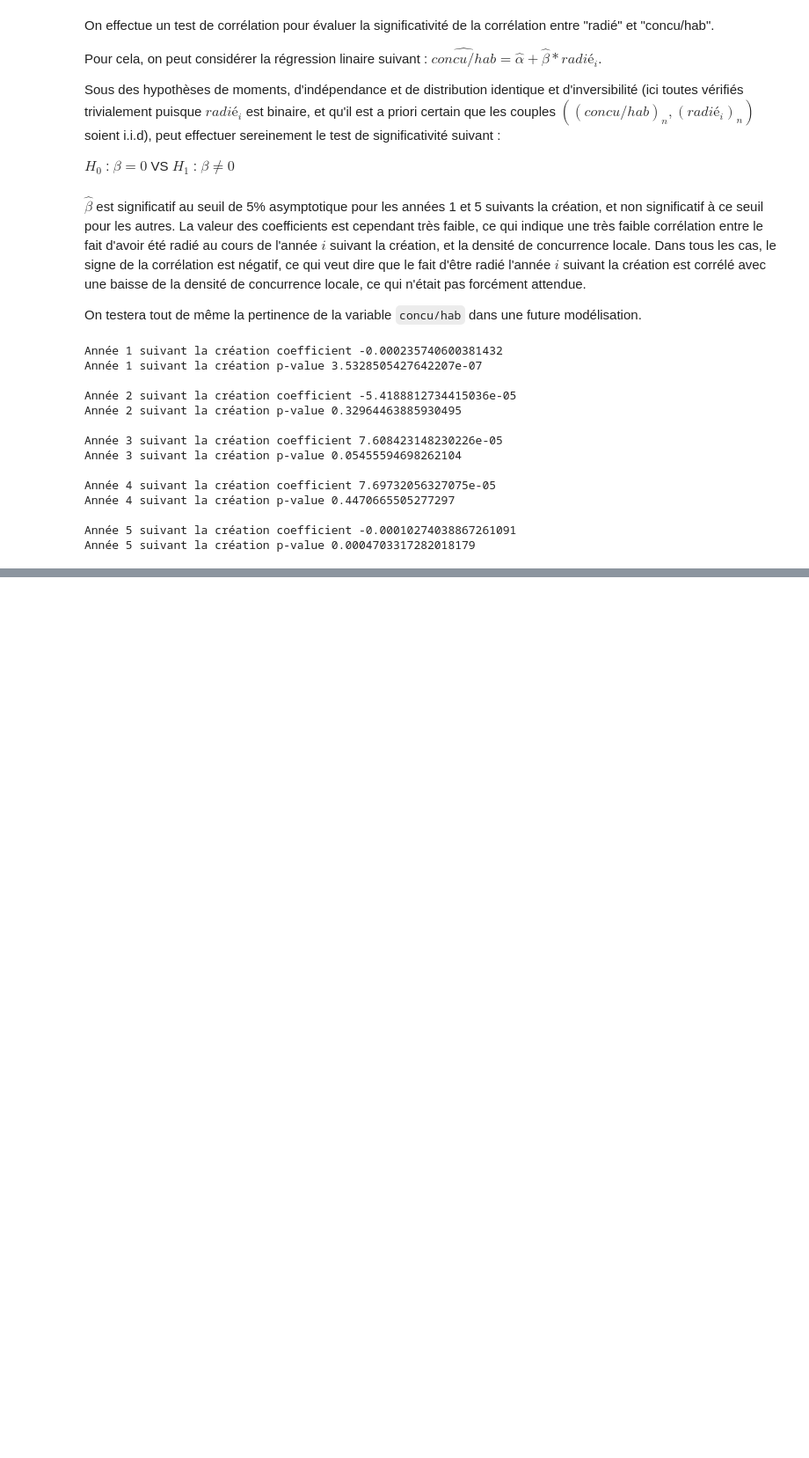
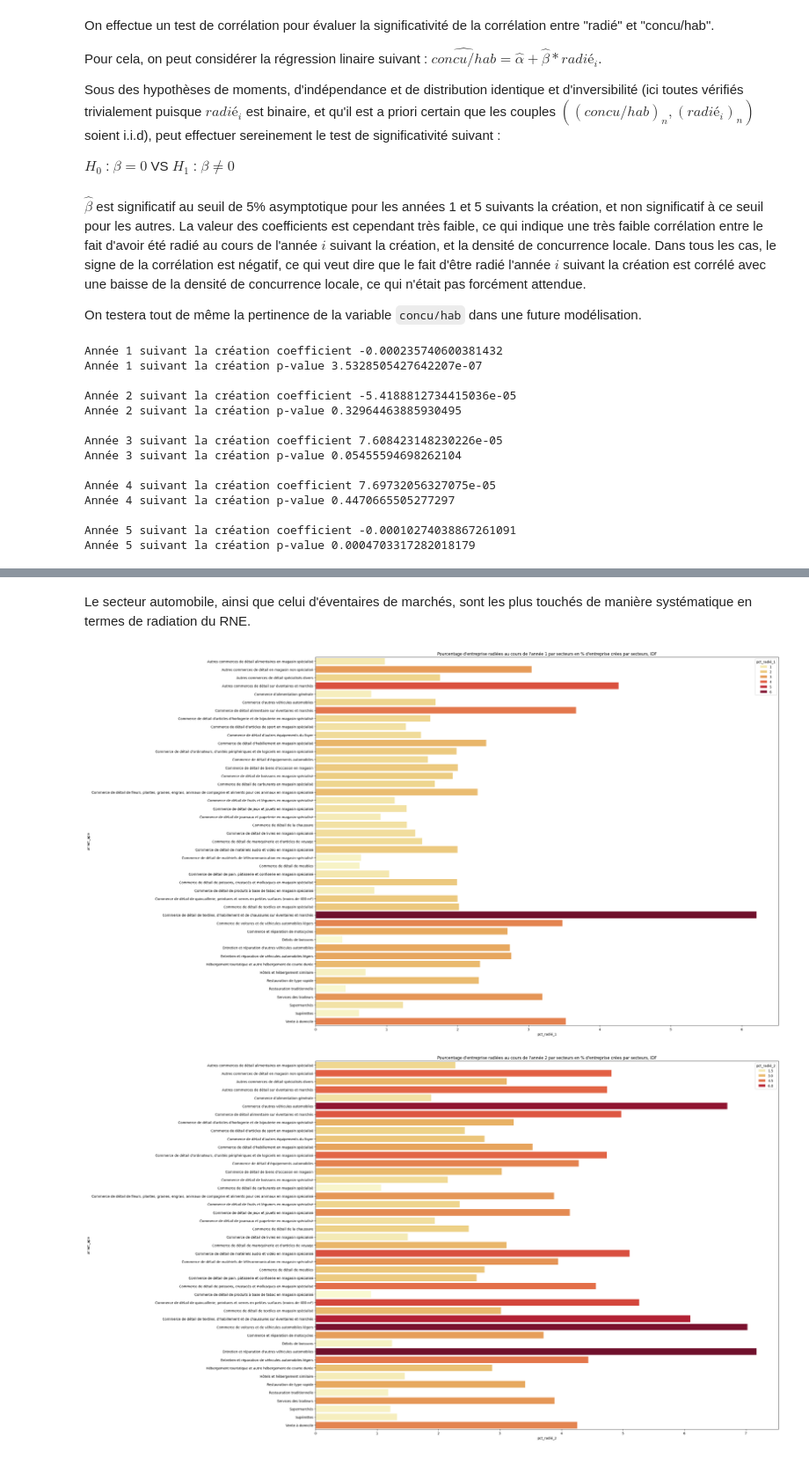
Before and after one commit to guillaume77176/JeMeLance, a Jupyter notebook: notebooks/Analyse_RNE.ipynb, the cells around one changed output, grey strips where cells are left out. Shown at 88% size. Cells and saved outputs as stored; diff of their text form; code cells hidden in the pictures; blank space fills up the shorter version.

Commit message:
Enrichissement analyse
- Etude des radiations par secteurs d'act

```diff
--- a/notebooks/Analyse_RNE.ipynb
+++ b/notebooks/Analyse_RNE.ipynb
@@ -517,0 +635,6 @@ Année 5 suivant la création p-value 0.0004703317282018179
+# %%
+#Récupération de l'annotation pour chaque code APE
+ape_dict = dict(activites_annotees)
+data["annot_ape"] = data["codeAPE"].map(ape_dict)
+# %%
+dfs = get_df_i(data)
@@ -517,0 +662,33 @@ Année 5 suivant la création p-value 0.0004703317282018179
+# %%
+#Récupération sous forme de data frame pour graphique
+
+#Initialisation
+df_plot_ape = nb_rad[0].merge(nb_crees[0], on = "annot_ape", how="left")
+
+for i in range(1,len(nb_rad)):
+    rad_it = nb_rad[i]
+    nb_it = nb_crees[i]
+    df_plot_ape_it = rad_it.merge(nb_it, on = "annot_ape", how="left")
+    df_plot_ape = df_plot_ape.merge(df_plot_ape_it, on = "annot_ape", how="left")
+# %%
+#Pourcentage d'entreprise radiées au cours de la i ème année après la création par dep, en % par taille de ville
+for i in range(len(nb_rad)):
+    var_name = f"pct_radié_{i+1}"
+    nb_radie = f"nb_radié_{i+1}"
+    nb_firme = f"nb_crées_{i+1}"
+
+    df_plot_ape[var_name] = df_plot_ape[nb_radie]/df_plot_ape[nb_firme]*100
+# %% [markdown]
+Le secteur automobile, ainsi que celui d'éventaires de marchés, sont les plus touchés de manière systématique en termes de radiation du RNE.
+# %%
+#Barplot pour visualisation des résultats par secteurs d'activités
+for i in range(len(dfs)):
+    plt.figure(figsize=(25,20))
+    var_name = f"pct_radié_{i+1}"
+    title = f"Pourcentage d'entreprise radiées au cours de l'année {i+1} par secteurs en % d'entreprise crées par secteurs, IDF"
+    sns.barplot(x = var_name, y= "annot_ape", hue = var_name, data=df_plot_ape, palette="YlOrRd")
+    plt.title(title)
+    plt.show()
+# %% [output]
+[figure, added]
+[figure, added]
```
Also changed, not shown: parts of 11 cells of this notebook.
